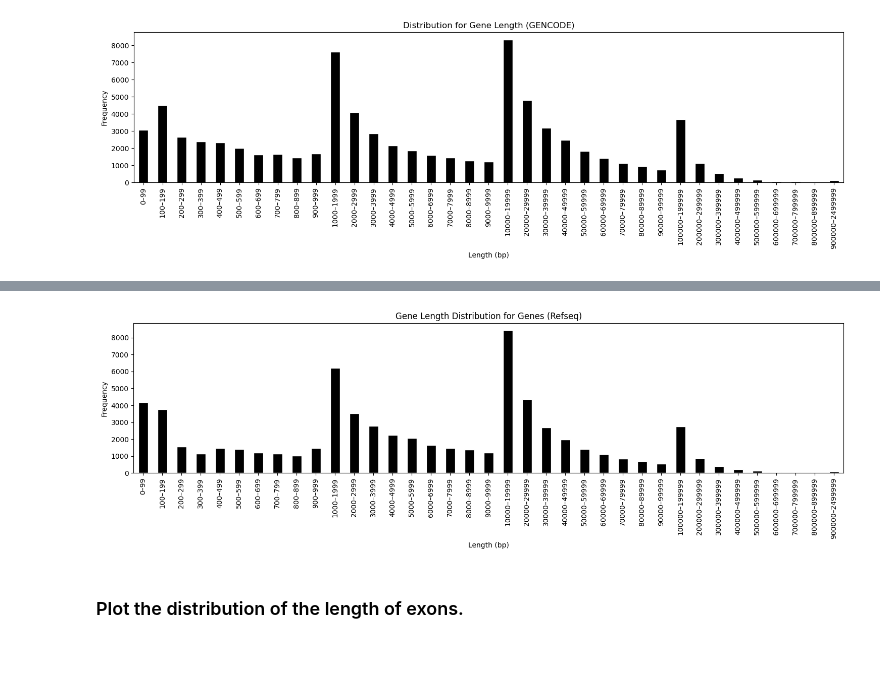
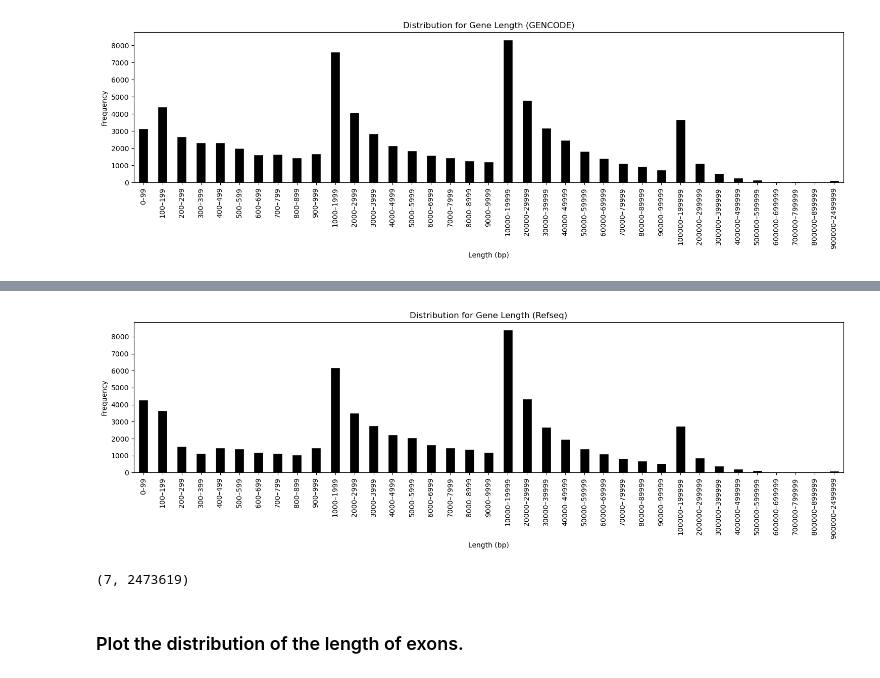
Before and after one commit to KyleCarlo/gene-annotation-analysis-of-human-genome, a Jupyter notebook: Bioinformatics_Ex1.ipynb, the cells around one changed output, grey strips where cells are left out. Cells and saved outputs as stored; diff of their text form; code cells hidden in the pictures.

```diff
--- a/Bioinformatics_Ex1.ipynb
+++ b/Bioinformatics_Ex1.ipynb
@@ -122,3 +58,6 @@ refseq_df['length'] = refseq_df['End'] - refseq_df['Start']
+# %%
+db_file = 'refseq.db'
+refseq = gffutils.FeatureDB(db_file)
 # %% [markdown]
 ### How many genes are there in the human genome?
 # %% [markdown]
@@ -254,0 +292,7 @@ refseq_df[refseq_df["Feature"] == "gene"].describe()
+# %%
+query = """
+    SELECT featuretype, SUBSTRING(json_extract(attributes, '$.transcript_id'), 3, LENGTH(json_extract(attributes, '$.transcript_id'))-4), start, end FROM features;
+"""
+refseq_df = pd.read_sql(query, refseq.conn)
+refseq_df.columns = ['type', 'transcript_id', 'start', 'end']
+refseq_df['length'] = refseq_df['end'] - refseq_df['start']
@@ -255,28 +311,31 @@ refseq_df[refseq_df["Feature"] == "gene"].describe()
 # %%
-refseq_compre_subdf = refseq_df[['Feature', 'length']]
-gene_lengths = refseq_compre_subdf[refseq_compre_subdf['Feature'] == 'gene']['length']
+gene_lengths = refseq_df[refseq_df['type'] == 'gene']['length']
 bin_edges = (
     list(range(0, 1000, 100)) +
     list(range(1000, 10000, 1000)) +
     list(range(10000, 100000, 10000)) +
     list(range(100000, 1000000, 100000)) +
     [2500000]
 )
 bin_labels = [f"{bin_edges[i]}–{bin_edges[i+1]-1}" for i in range(len(bin_edges)-1)]
 
 binned = pd.cut(gene_lengths, bins=bin_edges, labels=bin_labels, right=True)
 
 bin_counts = binned.value_counts(sort=False)
 
 plt.figure(figsize=(15, 5))
 bin_counts.plot(kind='bar', color='black', edgecolor='white')
 plt.xlabel("Length (bp)")
 plt.ylabel("Frequency")
 plt.title("Distribution for Gene Length (Refseq)")
 plt.xticks(rotation=90)
 plt.tight_layout()
 plt.show()
 # %% [output]
-[figure, old version]
+[figure, new version]
+# %%
+min(gene_lengths), max(gene_lengths)
+# %% [output]
+(7, 2473619)
 # %% [markdown]
 ### Plot the distribution of the length of exons.
```
Also changed, not shown: parts of 85 cells of this notebook, 1 other file.
